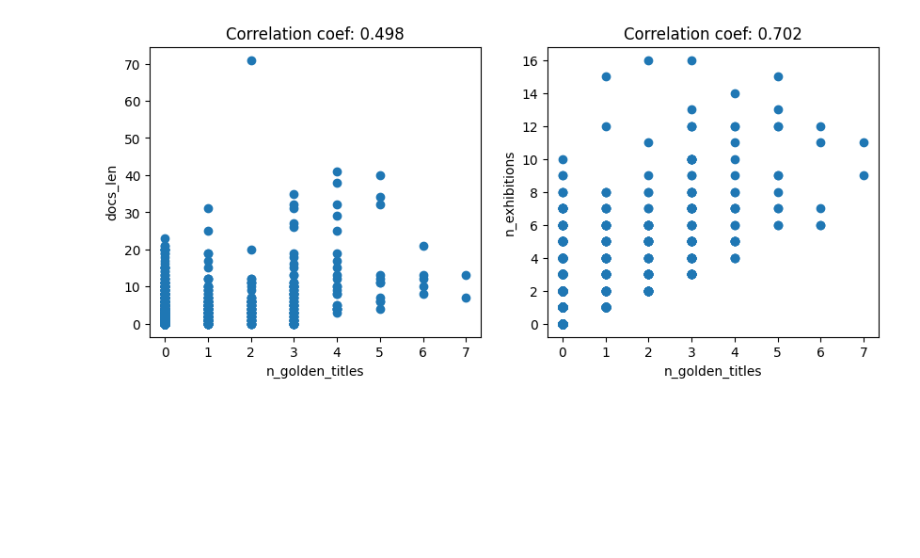
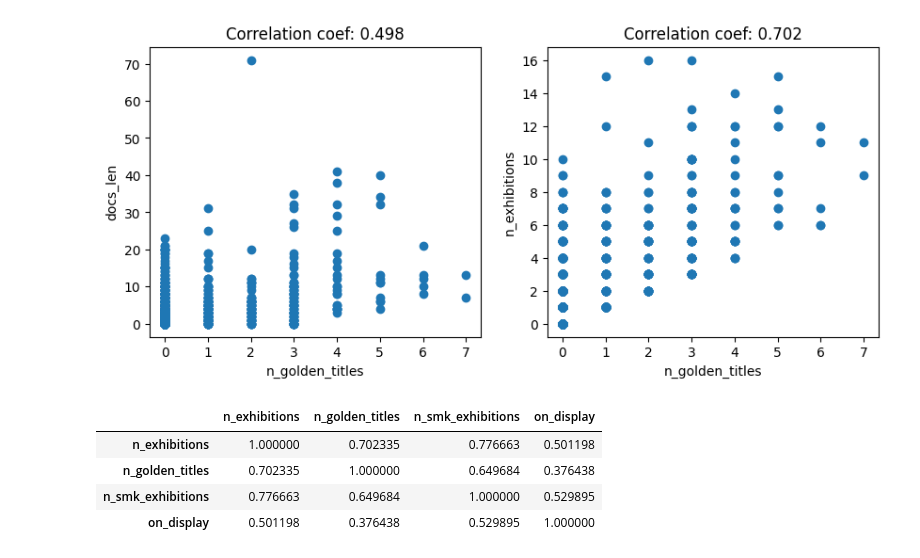
Before and after one commit to centre-for-humanities-computing/canon-paintings-smk, a Jupyter notebook: nbs/define_canon.ipynb, the cells around one changed output. Saved outputs shown, nothing was run; the diff lists cells and outputs as text; code cells hidden in the pictures; blank space fills up the shorter version.

```diff
--- a/nbs/define_canon.ipynb
+++ b/nbs/define_canon.ipynb
@@ -341,3 +339,16 @@ columns = ['docs_len',
 plot_correlation('n_golden_titles', columns)
 # %% [output]
 [figure]
+# %%
+# check corr variables
+
+df_corr = df[['n_exhibitions', 'n_golden_titles', 'n_smk_exhibitions', 'on_display']].fillna(0)
+
+corr = df_corr.corr()
+corr.style.background_gradient(cmap='coolwarm')
+# %% [output]
+|  | n_exhibitions | n_golden_titles | n_smk_exhibitions | on_display |
+| n_exhibitions | 1.000000 | 0.702335 | 0.776663 | 0.501198 |
+| n_golden_titles | 0.702335 | 1.000000 | 0.649684 | 0.376438 |
+| n_smk_exhibitions | 0.776663 | 0.649684 | 1.000000 | 0.529895 |
+| on_display | 0.501198 | 0.376438 | 0.529895 | 1.000000 |
```
Also changed, not shown: parts of 9 cells of this notebook, 6 other files.
